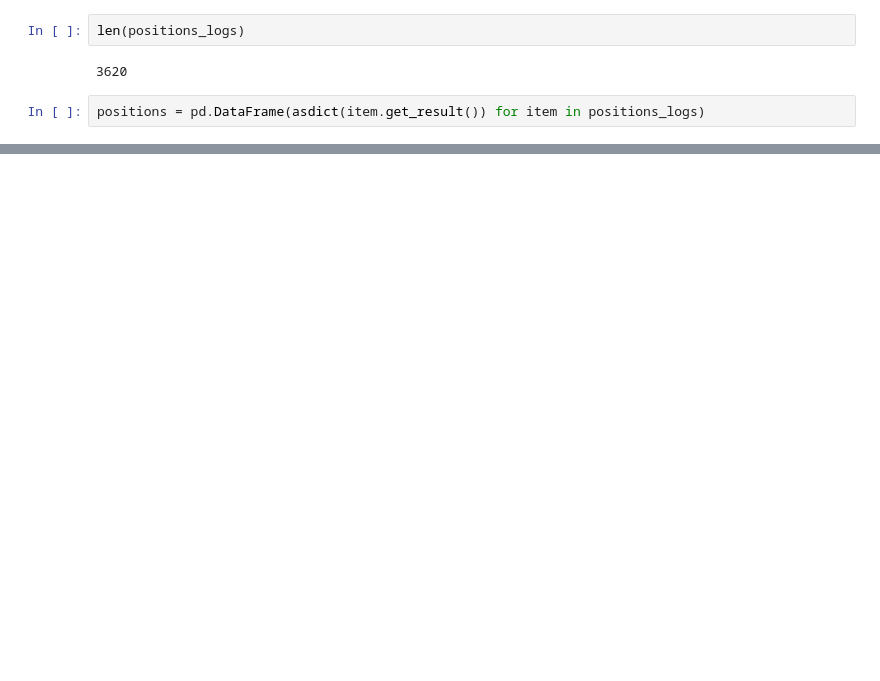
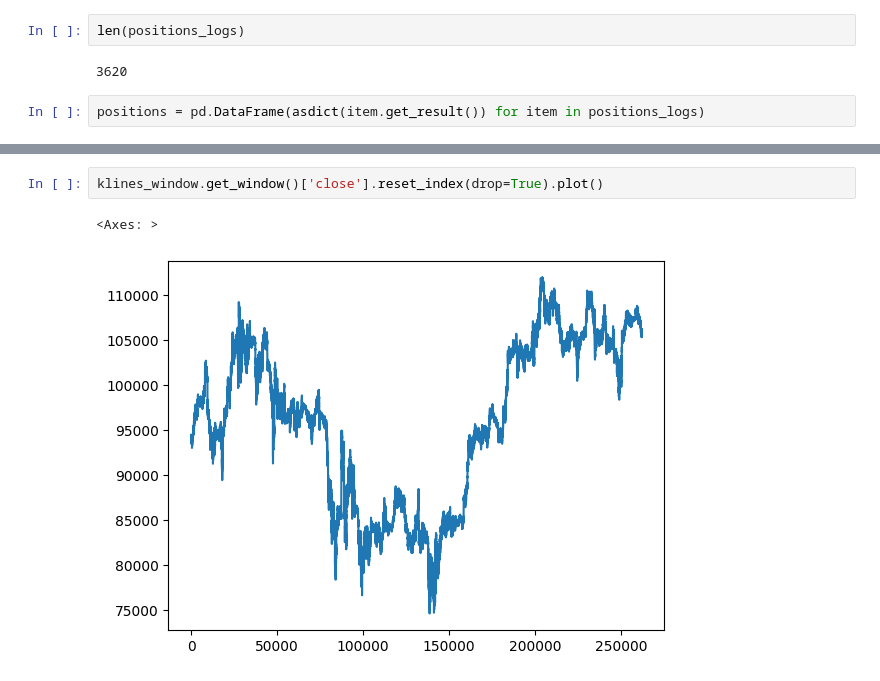
Before and after one commit to vvbark/trading-bot, a Jupyter notebook: interactor.ipynb, the cells around one changed output, grey strips where cells are left out. Cells and saved outputs as stored; diff of their text form; blank space fills up the shorter version.

```diff
--- a/interactor.ipynb
+++ b/interactor.ipynb
@@ -257,0 +288,5 @@ plt.grid()
+# %%
+klines_window.get_window()['close'].reset_index(drop=True).plot()
+# %% [output]
+<Axes: >
+[figure, added]
```
Also changed, not shown: parts of 10 cells of this notebook, 5 other files.
